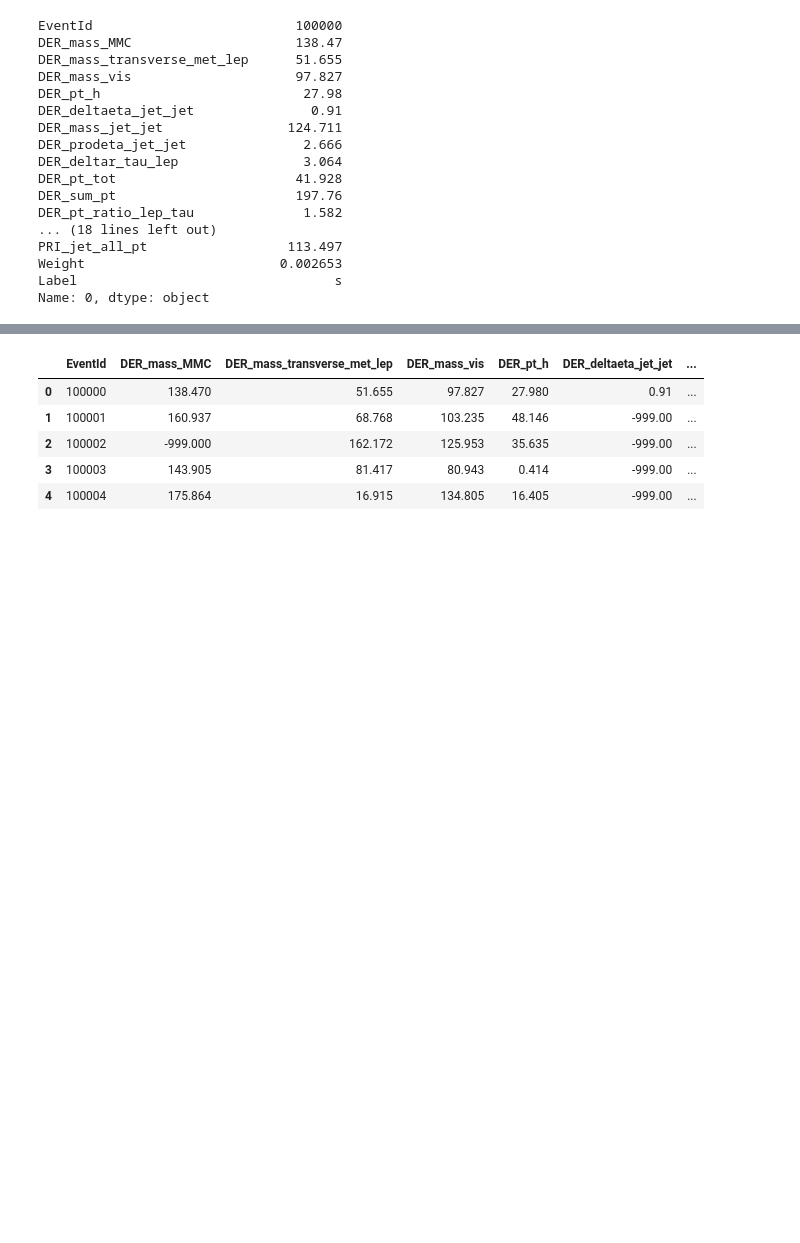
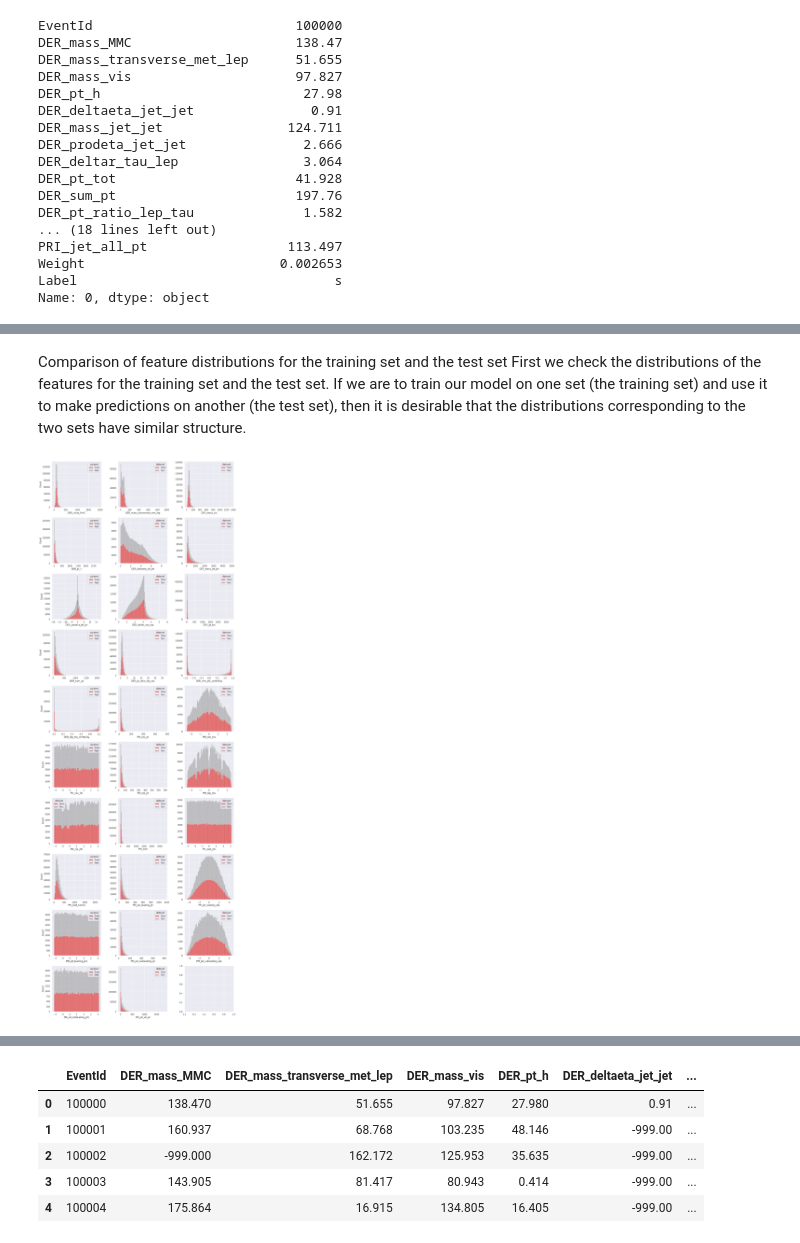
Before and after one commit to AAA530/Higgs_boson_classification, a Jupyter notebook: AI_project_higgs_boson.ipynb, the cells around one changed output, grey strips where cells are left out. Saved outputs shown, nothing was run; the diff lists cells and outputs as text; code cells hidden in the pictures; blank space fills up the shorter version.

```diff
--- a/AI_project_higgs_boson.ipynb
+++ b/AI_project_higgs_boson.ipynb
@@ -127,3 +135,8 @@ PRI_jet_all_pt                  113.497
 Weight                         0.002653
 Label                                 s
 Name: 0, dtype: object
+# %%
+data_test = pd.read_csv('higgs-boson/test.zip')
+print(pd.Series({"Memory usage": "{:.2f} MB".format(data_test.memory_usage().sum()/(1024*1024)),
+                 "Dataset shape": "{}".format(data_test.shape)}).to_string())
+data_test.head()
@@ -129,0 +322,30 @@ Name: 0, dtype: object
+# %% [markdown]
+Comparison of feature distributions for the training set and the test set
+First we check the distributions of the features for the training set and the test set. If we are to train our model on one set (the training set) and use it to make predictions on another (the test set), then it is desirable that the distributions corresponding to the two sets have similar structure.
+# %%
+# Combining the data
+data_train_temp = data_train.copy(deep = True)
+data_train_temp['dataset'] = "Train"
+data_test_temp = data_test.copy(deep = True)
+data_test_temp['dataset'] = "Test"
+data = pd.concat([data_train_temp, data_test_temp], axis = 0, ignore_index = True)
+# %%
+# Function to plot distributions of the float features
+def hist(df, cols, bins, ncols = 3):
+    nrows = math.ceil(len(cols) / ncols)
+    fig, ax = plt.subplots(nrows, ncols, figsize = (5 * ncols, 4.2 * nrows), sharey = False)
+    for i in range(len(cols)):
+        sns.histplot(data = df, x = cols[i], bins = bins, hue = 'dataset', palette = ['red', 'grey'], ax = ax[i // ncols, i % ncols])
+        ax[i // ncols, i % ncols].set_xlabel(cols[i])
+        if i % ncols != 0:
+            ax[i // ncols, i % ncols].set_ylabel(" ")
+    plt.tight_layout()
+    plt.show()
+# %%
+# Distributions of the float features
+hist(data.replace(-999, np.nan),
+     list(data_test.columns[data_test.dtypes == 'float64']),
+     bins = max(math.floor(len(data_train)**(1/3)), math.floor(len(data_test)**(1/3))),
+     ncols = 3)
+# %% [output]
+[figure, added]
```
Also changed, not shown: parts of 59 cells of this notebook.
